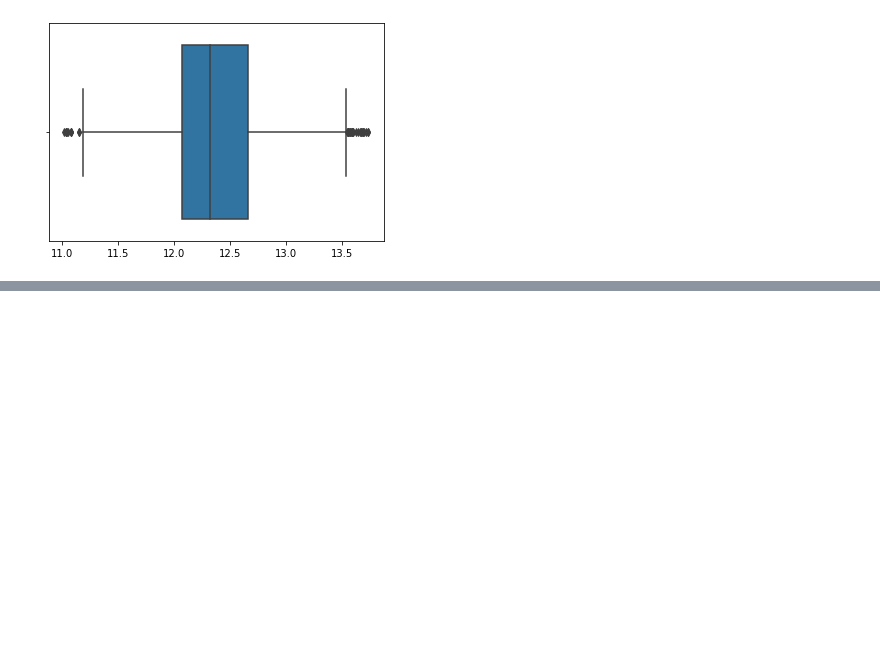
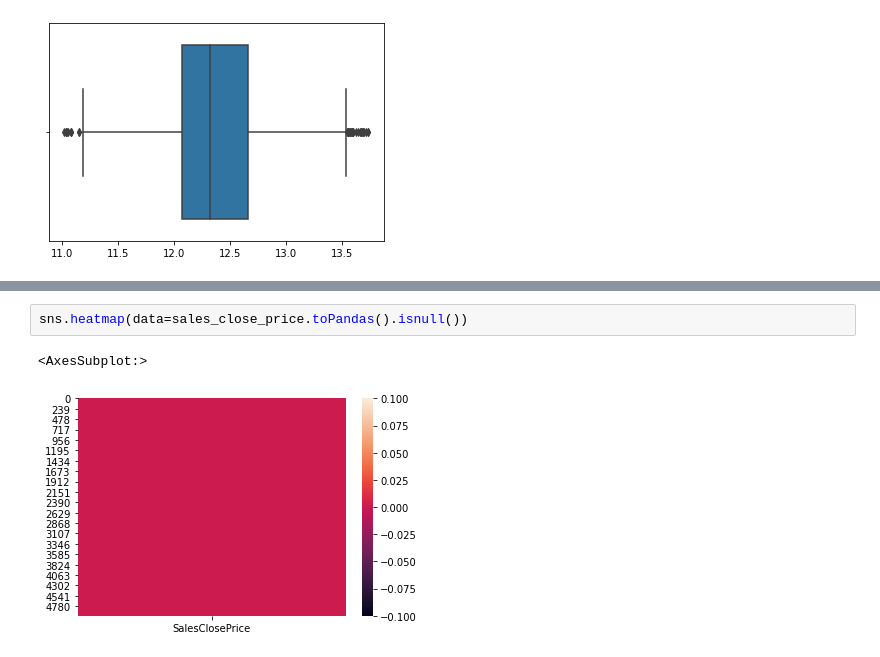
Before and after one commit to cuongpiger/CSC_Big_Data_in_Machine_Learning, a Jupyter notebook: Chapter 05. Data Pre-processing/demo.ipynb, the cells around one changed output, grey strips where cells are left out. Cells and saved outputs as stored; diff of their text form; blank space fills up the shorter version.

```diff
--- a/Chapter 05. Data Pre-processing/demo.ipynb
+++ b/Chapter 05. Data Pre-processing/demo.ipynb
@@ -162,0 +279,5 @@ ValueError: The truth value of a DataFrame is ambiguous. Use a.empty, a.bool(),
+# %%
+sns.heatmap(data=sales_close_price.toPandas().isnull())
+# %% [output]
+<AxesSubplot:>
+[figure, added]
```
Also changed, not shown: parts of 29 cells of this notebook, 1 other file.
